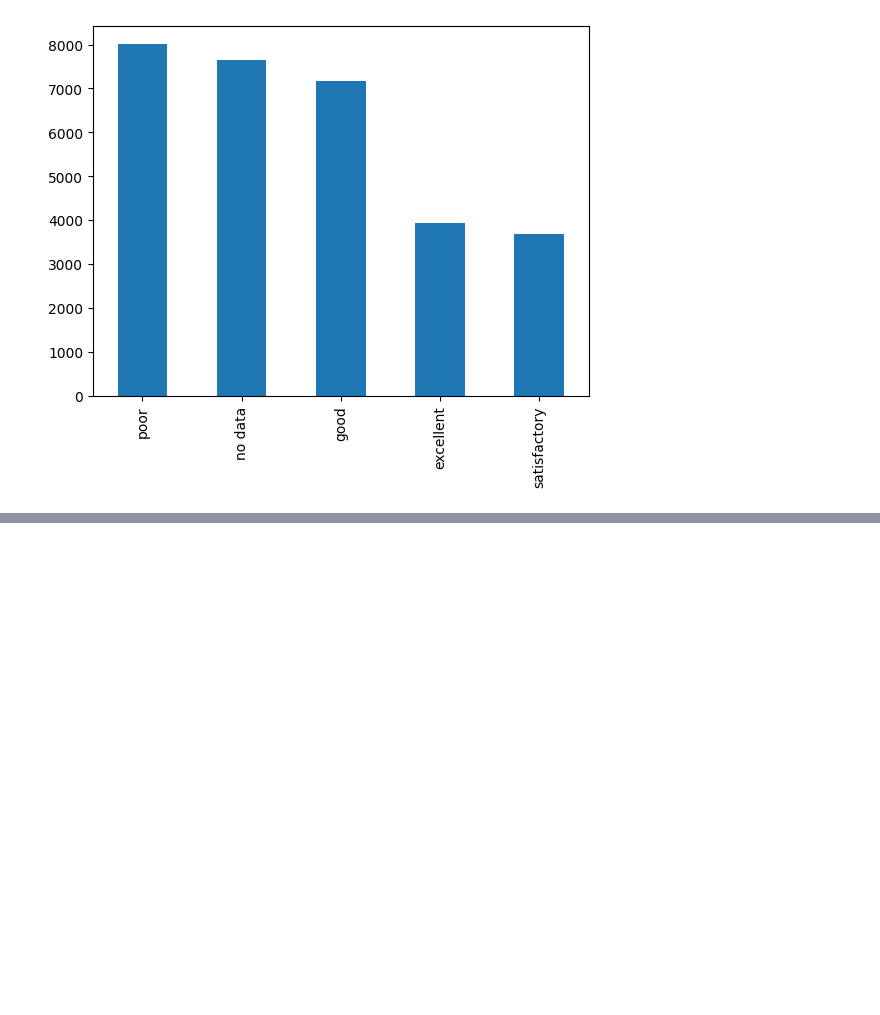
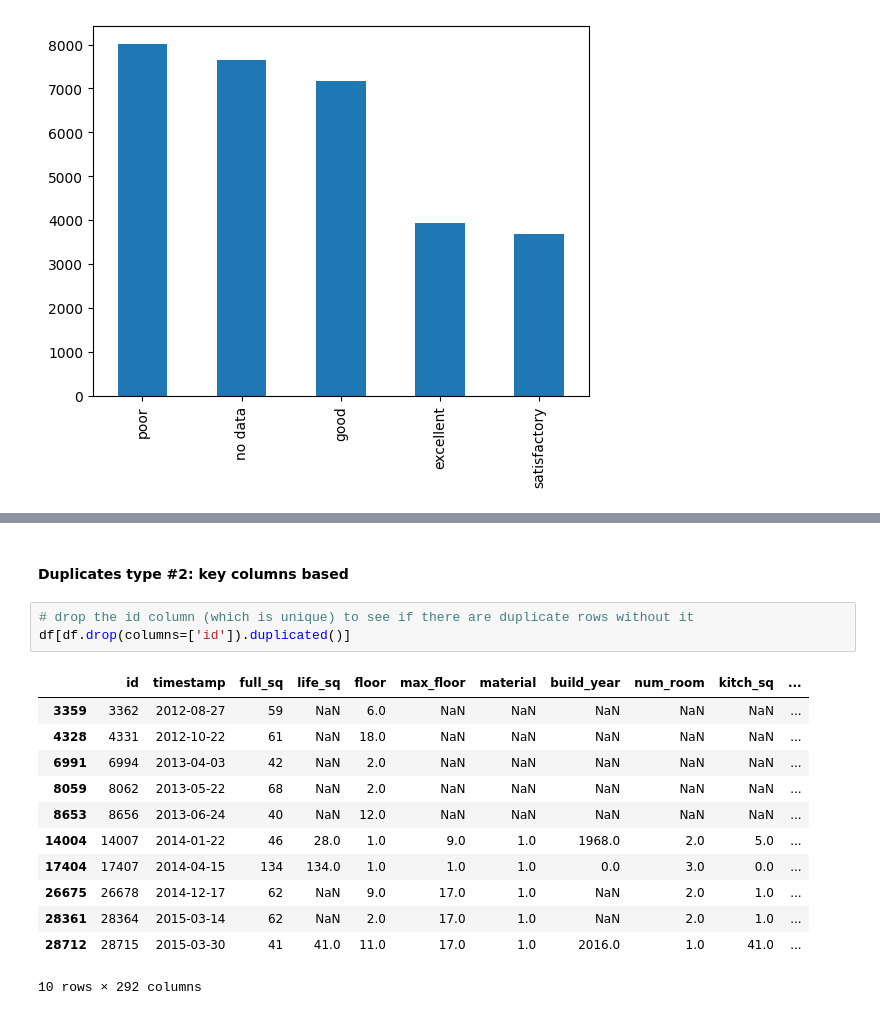
Before and after one commit to gabipana7/housing-market, a Jupyter notebook: housing-market-cleaning.ipynb, the cells around one changed output, grey strips where cells are left out. Drawn from its saved outputs; the diff is of its cells as text; blank space fills up the shorter version.

```diff
--- a/housing-market-cleaning.ipynb
+++ b/housing-market-cleaning.ipynb
@@ -294,0 +351,18 @@ df['ecology'].value_counts().plot(kind='bar')
+# %% [markdown]
+#### Duplicates type #2: key columns based
+# %%
+# drop the id column (which is unique) to see if there are duplicate rows without it
+df[df.drop(columns=['id']).duplicated()]
+# %% [output]
+|  | id | timestamp | full_sq | life_sq | floor | max_floor | material | build_year | num_room | kitch_sq | ... |
+| 3359 | 3362 | 2012-08-27 | 59 | NaN | 6.0 | NaN | NaN | NaN | NaN | NaN | ... |
+| 4328 | 4331 | 2012-10-22 | 61 | NaN | 18.0 | NaN | NaN | NaN | NaN | NaN | ... |
+| 6991 | 6994 | 2013-04-03 | 42 | NaN | 2.0 | NaN | NaN | NaN | NaN | NaN | ... |
+| 8059 | 8062 | 2013-05-22 | 68 | NaN | 2.0 | NaN | NaN | NaN | NaN | NaN | ... |
+| 8653 | 8656 | 2013-06-24 | 40 | NaN | 12.0 | NaN | NaN | NaN | NaN | NaN | ... |
+| 14004 | 14007 | 2014-01-22 | 46 | 28.0 | 1.0 | 9.0 | 1.0 | 1968.0 | 2.0 | 5.0 | ... |
+| 17404 | 17407 | 2014-04-15 | 134 | 134.0 | 1.0 | 1.0 | 1.0 | 0.0 | 3.0 | 0.0 | ... |
+| 26675 | 26678 | 2014-12-17 | 62 | NaN | 9.0 | 17.0 | 1.0 | NaN | 2.0 | 1.0 | ... |
+| 28361 | 28364 | 2015-03-14 | 62 | NaN | 2.0 | 17.0 | 1.0 | NaN | 2.0 | 1.0 | ... |
+| 28712 | 28715 | 2015-03-30 | 41 | 41.0 | 11.0 | 17.0 | 1.0 | 2016.0 | 1.0 | 41.0 | ... |
+10 rows × 292 columns
```
Also changed, not shown: parts of 25 cells of this notebook.
